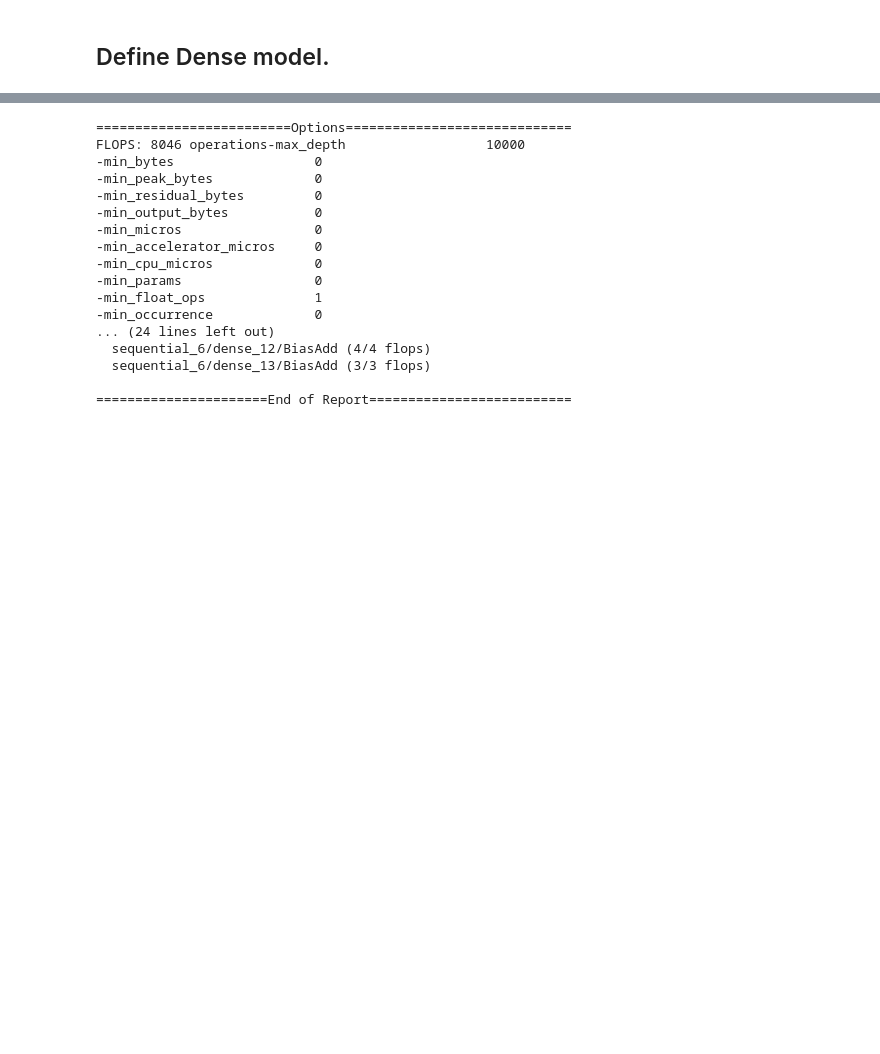
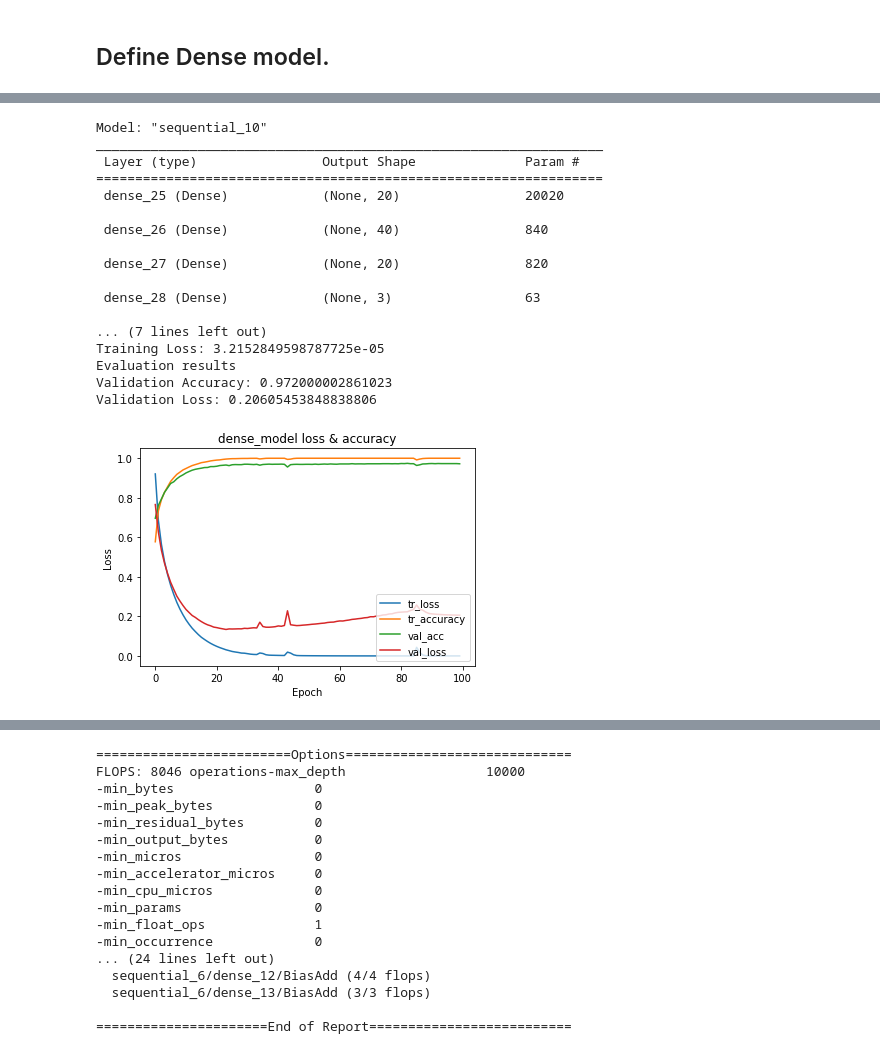
Before and after one commit to veysiadn/acustic-emission-models, a Jupyter notebook: convert_deploy.ipynb, the cells around one changed output, grey strips where cells are left out. Drawn from its saved outputs; the diff is of its cells as text; code cells hidden in the pictures; blank space fills up the shorter version.

```diff
--- a/convert_deploy.ipynb
+++ b/convert_deploy.ipynb
@@ -893,0 +934,77 @@ dense_model.evaluate(x_test,y_test)
+# %%
+SEED = 99
+os.environ['PYTHONHASHSEED']=str(SEED)
+random.seed(SEED)
+np.random.seed(SEED)
+tf.random.set_seed(SEED)
+train_dataset = tf.data.Dataset.from_tensor_slices((x_train, y_train))
+val_dataset = tf.data.Dataset.from_tensor_slices((x_val, y_val))
+BATCH_SIZE = 32
+
+train_dataset = tf.data.Dataset.from_tensor_slices((x_train, y_train))
+train_dataset = (train_dataset.shuffle(buffer_size=256)
+                                .batch(BATCH_SIZE)
+                                .prefetch(buffer_size=tf.data.AUTOTUNE))
+
+val_dataset = tf.data.Dataset.from_tensor_slices((x_val, y_val))
+val_dataset = (val_dataset.shuffle(buffer_size=256)
+                                .batch(BATCH_SIZE)
+                                .prefetch(buffer_size=tf.data.AUTOTUNE))
+
+dense_model = tf.keras.Sequential([
+    tf.keras.layers.Dense(20, activation='tanh',input_shape=(1000,)),
+    tf.keras.layers.Dense(40, activation='tanh'),
+    tf.keras.layers.Dense(20, activation='tanh'),
+    tf.keras.layers.Dense(3,activation='softmax')
+])
+
+
+dense_model.compile(optimizer=tf.keras.optimizers.Adam(learning_rate=1e-4),
+              loss=tf.keras.losses.SparseCategoricalCrossentropy(),
+              metrics=['accuracy'])
+dense_model.summary()
+
+history=dense_model.fit(train_dataset,validation_data=val_dataset, epochs=100,verbose=0)
+# dense_model.evaluate(val_dataset)
+import matplotlib.pyplot as plt
+plt.plot(history.history['loss'])
+plt.plot(history.history['accuracy'])
+plt.plot(history.history['val_accuracy'])
+plt.plot(history.history['val_loss'])
+
+
+plt.title('dense_model loss & accuracy')
+plt.ylabel('Loss')
+plt.xlabel('Epoch')
+plt.legend(['tr_loss', 'tr_accuracy', 'val_acc', 'val_loss'], loc='lower right')
+# accuracy!
+print("Training results")
+print(f"Training Accuracy: {history.history['accuracy'][-1]}")
+print(f"Training Loss: {history.history['loss'][-1]}")
+
+# evaluating dense_model
+print("Evaluation results")
+print(f"Validation Accuracy: {history.history['val_accuracy'][-1]}")
+print(f"Validation Loss: {history.history['val_loss'][-1]}")
+
+
+plt.show()
+# %% [output]
+Model: "sequential_10"
+_________________________________________________________________
+ Layer (type)                Output Shape              Param #
+=================================================================
+ dense_25 (Dense)            (None, 20)                20020
+
+ dense_26 (Dense)            (None, 40)                840
+
+ dense_27 (Dense)            (None, 20)                820
+
+ dense_28 (Dense)            (None, 3)                 63
+
+... (7 lines left out)
+Training Loss: 3.2152849598787725e-05
+Evaluation results
+Validation Accuracy: 0.972000002861023
+Validation Loss: 0.20605453848838806
+[figure, added]
```
Also changed, not shown: parts of 4 cells of this notebook.
